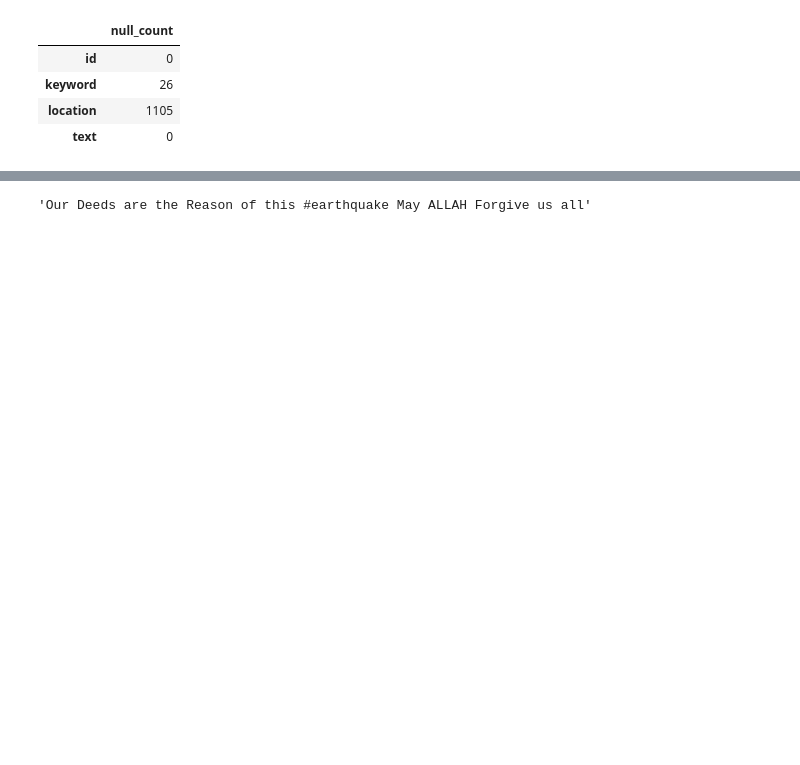
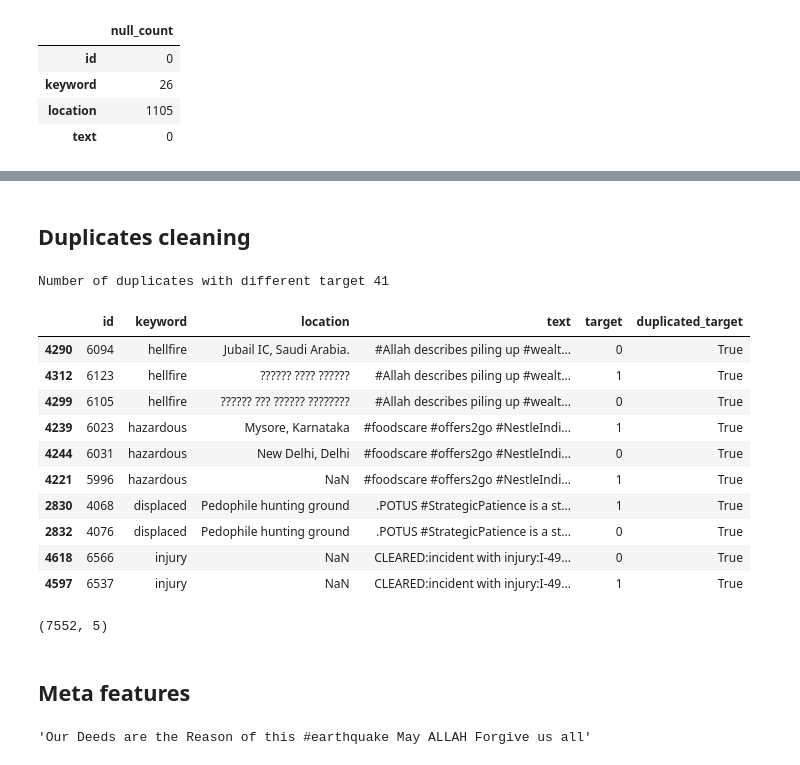
Before and after one commit to palexlee/disaster-tweets, a Jupyter notebook: nbs/0_eda.ipynb, the cells around one changed output, grey strips where cells are left out. Saved outputs shown, nothing was run; the diff lists cells and outputs as text; code cells hidden in the pictures; blank space fills up the shorter version.

Commit message:
added data cleaning in eda

```diff
--- a/nbs/0_eda.ipynb
+++ b/nbs/0_eda.ipynb
@@ -69,0 +61,25 @@ Chart(tmp.sort_values(by=['count', 'sum']).head(50)).mark_bar().encode(
+# %% [markdown]
+## Duplicates cleaning
+# %%
+df_train.drop_duplicates(subset=['keyword', 'location', 'text', 'target'], inplace=True)
+# %%
+df_train['duplicated_target'] = df_train.groupby('text').target.transform(lambda x: x.nunique()>1)
+# %%
+duplicates_with_different_labels = df_train.query('duplicated_target == True')
+print('Number of duplicates with different target {}'.format(duplicates_with_different_labels.shape[0]))
+# %% [output]
+Number of duplicates with different target 41
+# %%
+duplicates_with_different_labels.sort_values('text').head(10)
+# %% [output]
+|  | id | keyword | location | text | target | duplicated_target |
+| 4290 | 6094 | hellfire | Jubail IC, Saudi Arabia. | #Allah describes piling up #wealt... | 0 | True |
+| 4312 | 6123 | hellfire | ?????? ???? ?????? | #Allah describes piling up #wealt... | 1 | True |
+| 4299 | 6105 | hellfire | ?????? ??? ?????? ???????? | #Allah describes piling up #wealt... | 0 | True |
+| 4239 | 6023 | hazardous | Mysore, Karnataka | #foodscare #offers2go #NestleIndi... | 1 | True |
+| 4244 | 6031 | hazardous | New Delhi, Delhi | #foodscare #offers2go #NestleIndi... | 0 | True |
+| 4221 | 5996 | hazardous | NaN | #foodscare #offers2go #NestleIndi... | 1 | True |
+| 2830 | 4068 | displaced | Pedophile hunting ground | .POTUS #StrategicPatience is a st... | 1 | True |
+| 2832 | 4076 | displaced | Pedophile hunting ground | .POTUS #StrategicPatience is a st... | 0 | True |
+| 4618 | 6566 | injury | NaN | CLEARED:incident with injury:I-49... | 0 | True |
+| 4597 | 6537 | injury | NaN | CLEARED:incident with injury:I-49... | 1 | True |
@@ -70,3 +112,9 @@ Chart(tmp.sort_values(by=['count', 'sum']).head(50)).mark_bar().encode(
+# %%
+df_train.shape
+# %% [output]
+(7552, 5)
+# %% [markdown]
+## Meta features
 # %%
 df_train.at[0, 'text']
 # %% [output]
```
Also changed, not shown: parts of 20 cells of this notebook, 2 other files.
